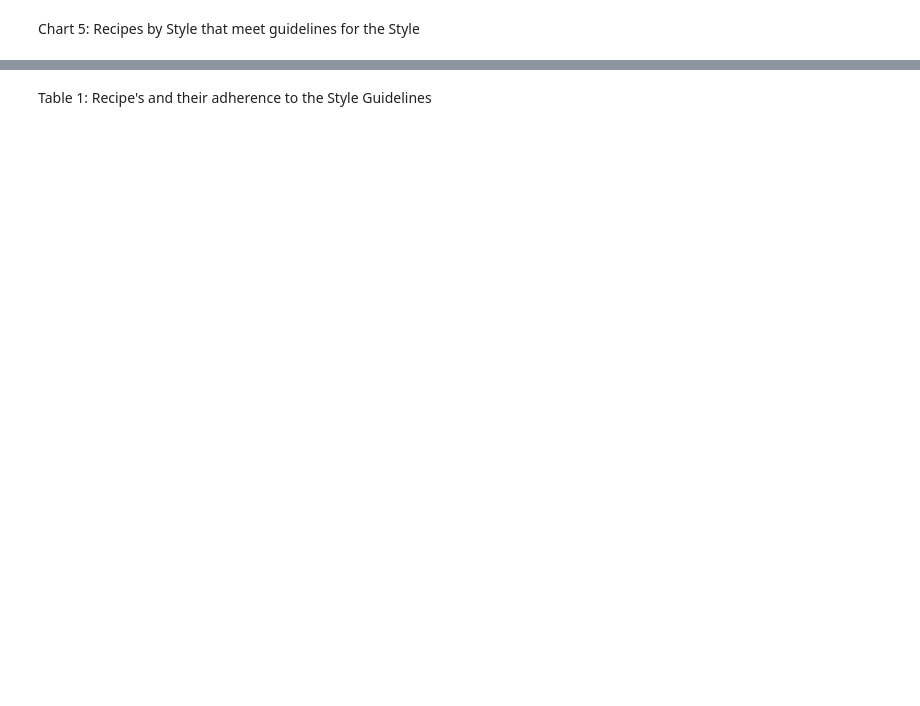
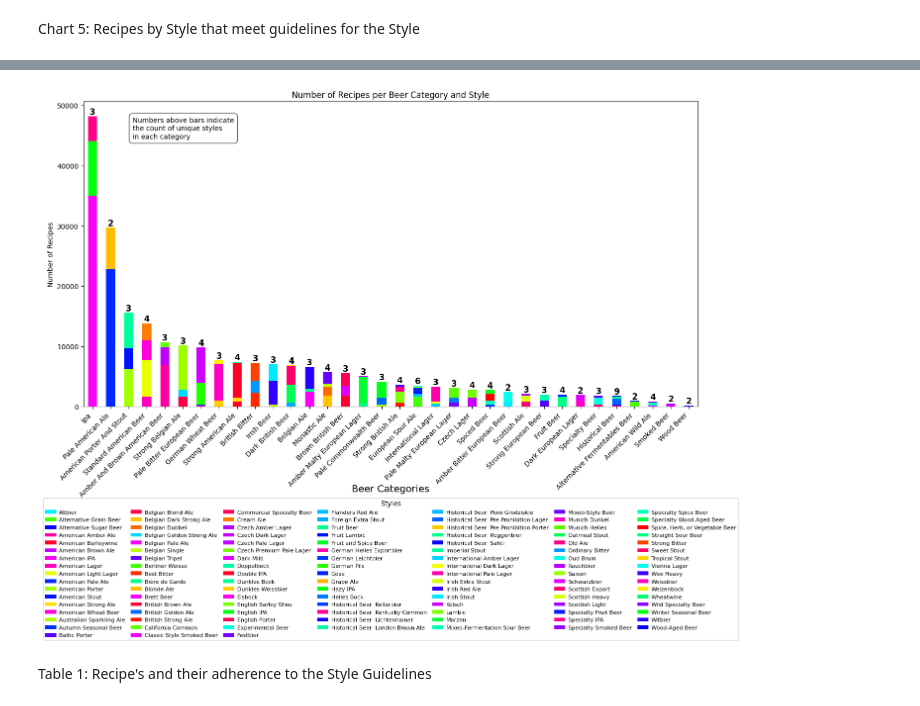
Before and after one commit to Redsoxin7/beer_recipes, a Jupyter notebook: Beer_Recipe_Analysis.ipynb, the cells around one changed output, grey strips where cells are left out. Drawn from its saved outputs; the diff is of its cells as text; code cells hidden in the pictures; blank space fills up the shorter version.

```diff
--- a/Beer_Recipe_Analysis.ipynb
+++ b/Beer_Recipe_Analysis.ipynb
@@ -236,0 +202,69 @@ Data columns (total 10 columns):
+# %%
+# Function to plot the distribution of styles within each beer category
+def plot_category_style_distribution(df):
+
+    # Group by 'Category' and 'Style' and count the number of occurrences
+    category_style_counts = beer_recipes.groupby(['Category', 'Style']).size().unstack().fillna(0)
+
+    # Sort categories by total count (largest first)
+    category_style_counts = category_style_counts.loc[category_style_counts.sum(axis=1).sort_values(ascending=False).index]
+
+    # Generate a list of random colors
+    random.seed(13)
+    n_colors = len(category_style_counts.columns)
+    colors = [mcolors.rgb2hex(plt.cm.hsv(i)) for i in random.sample(range(256), n_colors)]
+
+    # Create a custom colormap
+    custom_cmap = mcolors.ListedColormap(colors)
+
+
+
+    # Plot the stacked bar chart
+    fig, ax = plt.subplots(figsize=(16, 8))
+    category_style_counts.plot(kind='bar', stacked=True, ax=ax, colormap=custom_cmap)
+
+    # Add text box explanation
+    plt.text(0.08, 0.95, 'Numbers above bars indicate\nthe count of unique styles\nin each category',
+                transform=plt.gca().transAxes,  # Use axis coordinates
+                bbox=dict(facecolor='white',
+                        edgecolor='black',
+                        alpha=0.7,
+                        boxstyle='round,pad=0.5'),
+                fontsize=10,
+                verticalalignment='top')
+
+    plt.xlabel('Beer Categories', fontsize=14, labelpad=-20)
+    plt.ylabel('Number of Recipes')
+    plt.title('Number of Recipes per Beer Category and Style')
+
+    # Rotate and align the tick labels so they look better
+    plt.xticks(rotation=45, ha='right')  # Angle the category labels at 45 degrees
+
+    # Count unique styles per category
+    unique_styles_per_category = beer_recipes.groupby('Category')['Style'].nunique()
+
+    # Add text annotations above bars
+    for i, category in enumerate(category_style_counts.index):
+        ax.text(i, category_style_counts.loc[category].sum(), f"{int(unique_styles_per_category.loc[category])}", ha='center', va='bottom', fontsize=12, fontweight='bold')
+
+    # Update legend with alphabetical order
+    handles, labels = ax.get_legend_handles_labels()
+    sorted_handles_labels = sorted(zip(handles, labels), key=lambda x: x[1])
+    handles, labels = zip(*sorted_handles_labels)
+    # ax.legend(handles, labels, title='Styles', bbox_to_anchor=(.5, -0.25), loc='upper center', ncol=6, fontsize=8)
+    ax.legend(handles, labels,
+                title='Styles',
+                bbox_to_anchor=(0.5, -0.29),  # Move legend down
+                loc='upper center',
+                ncol=7,  # Increase number of columns
+                columnspacing=1.0,  # Reduce space between columns
+                handletextpad=0.5,  # Reduce space between handle and text
+                fontsize=8)  # Reduce font size
+
+    plt.show()
+    plt.show()
+
+# Usage example:
+# plot_category_style_distribution(beer_recipes)
+# %% [output]
+[figure, added]
```
Also changed, not shown: parts of 27 cells of this notebook.
